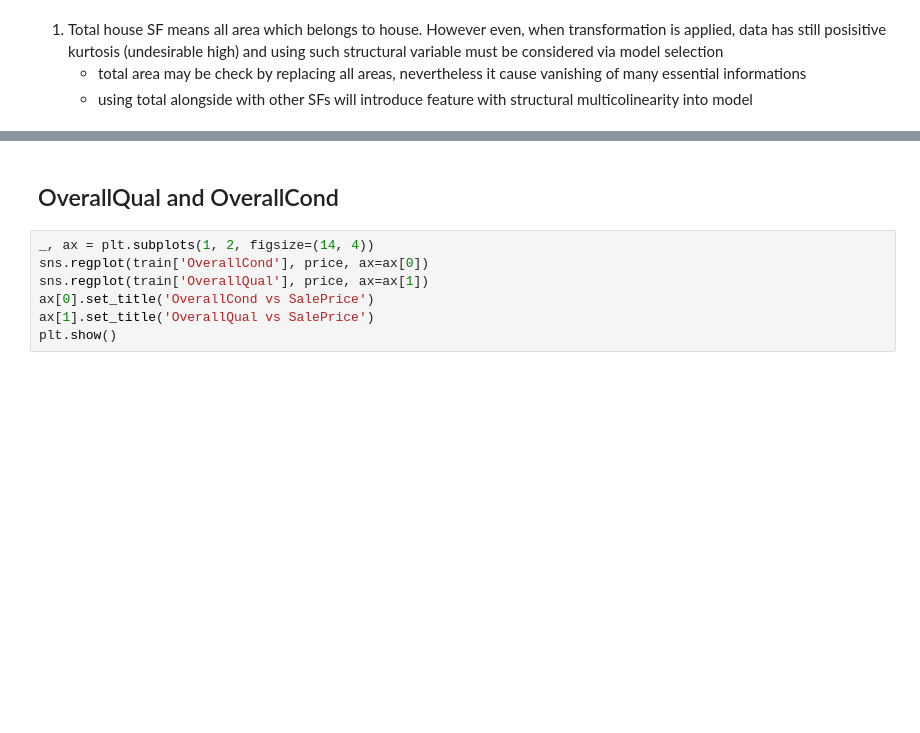
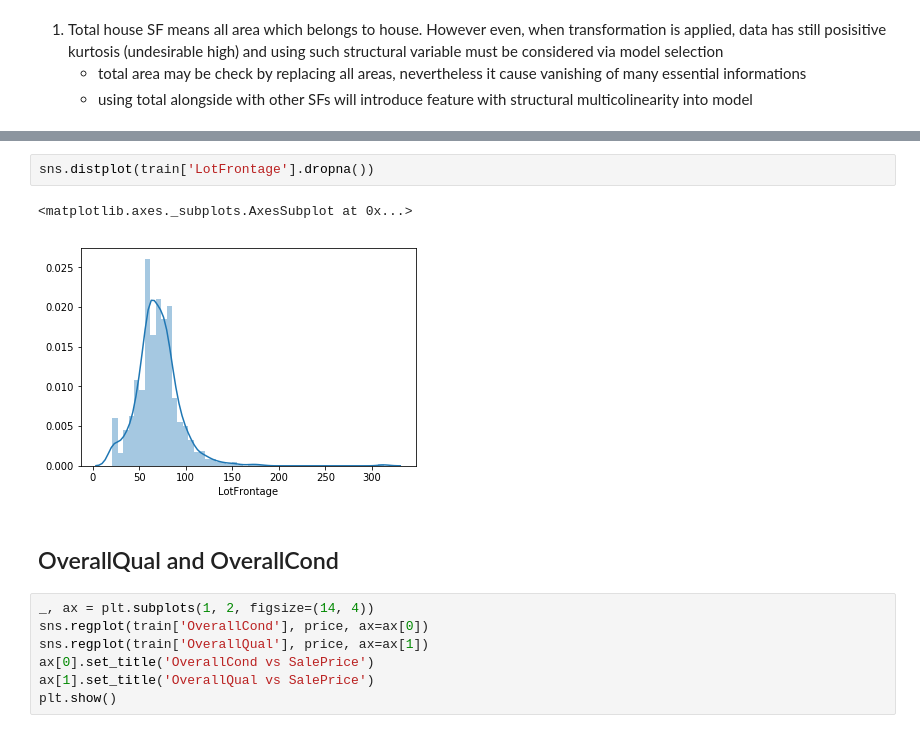
Before and after one commit to Kuba97/house-prices, a Jupyter notebook: notebooks/1.2.1 EDA - Statistical Analysis (numerical).ipynb, the cells around one changed output, grey strips where cells are left out. Saved outputs shown, nothing was run; the diff lists cells and outputs as text; blank space fills up the shorter version.

```diff
--- a/notebooks/1.2.1 EDA - Statistical Analysis (numerical).ipynb
+++ b/notebooks/1.2.1 EDA - Statistical Analysis (numerical).ipynb
@@ -240,3 +247,8 @@ sns.jointplot(np.log(TotalSaleSF), np.log(price), kind='kde', xlim=(7, 9), ylim=
+# %%
+sns.distplot(train['LotFrontage'].dropna())
+# %% [output]
+<matplotlib.axes._subplots.AxesSubplot at 0x...>
+[figure, added]
 # %% [markdown]
 ## OverallQual and OverallCond
 # %%
```
Also changed, not shown: parts of 8 cells of this notebook, 12 other files.
